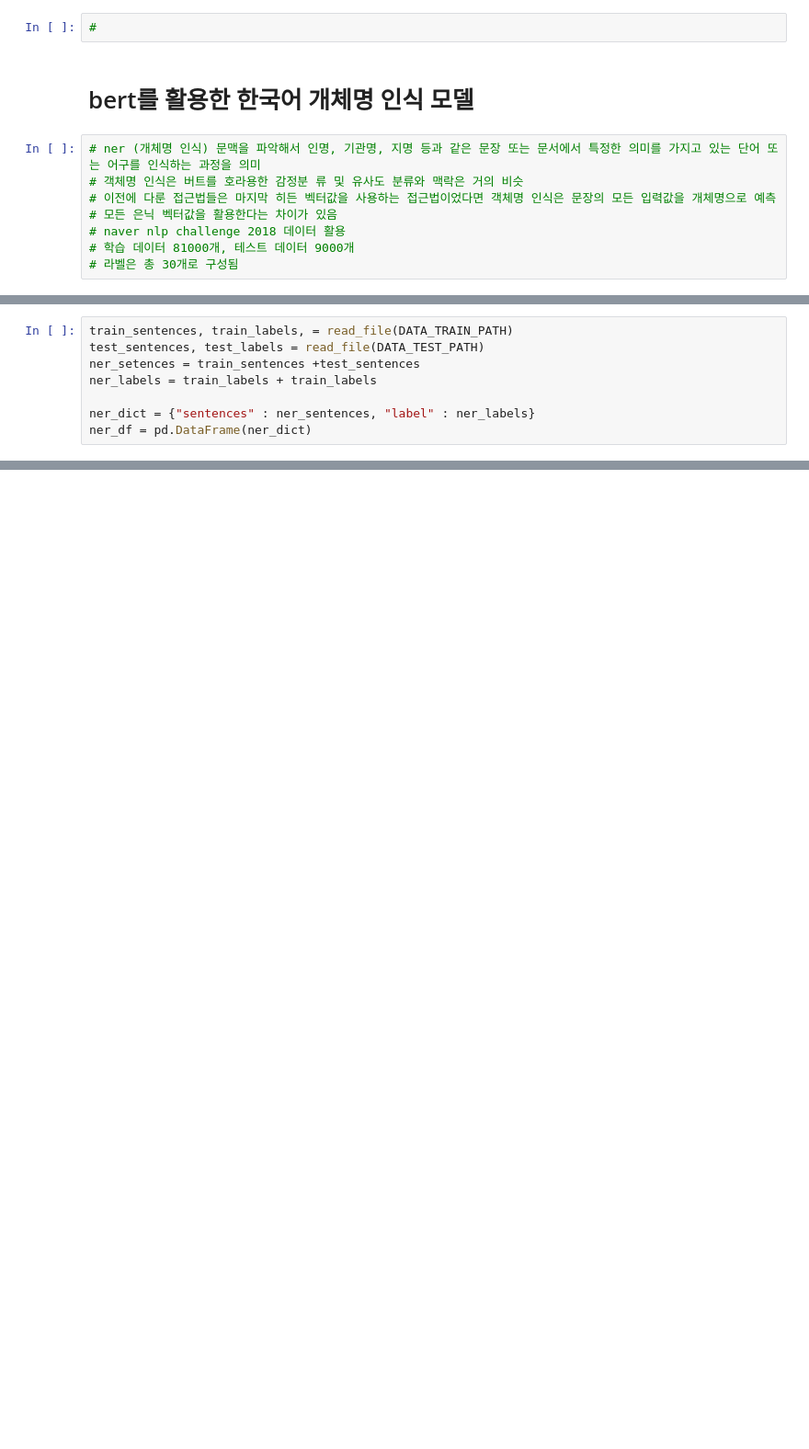
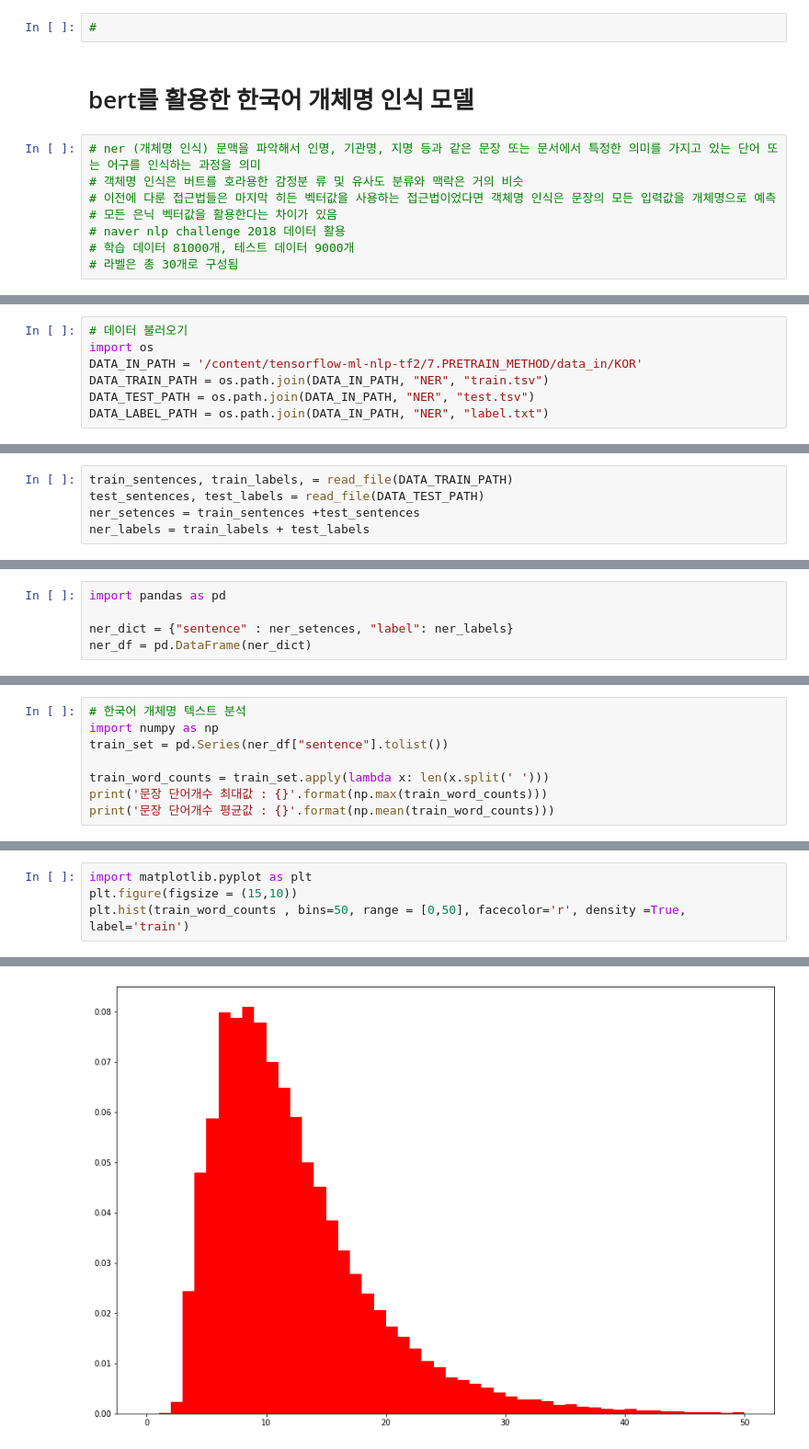
Before and after one commit to jaekyoungkim/tensor2ml_NLP, a Jupyter notebook: 텐서플로와_머신러닝으로_시작하는_자연어처리(ch7_2).ipynb, the cells around one changed output, grey strips where cells are left out. Shown at 92% size. Saved outputs shown, nothing was run; the diff lists cells and outputs as text; blank space fills up the shorter version.

```diff
--- a/텐서플로와_머신러닝으로_시작하는_자연어처리(ch7_2).ipynb
+++ b/텐서플로와_머신러닝으로_시작하는_자연어처리(ch7_2).ipynb
@@ -17 +46,8 @@
+# %%
+# 데이터 불러오기
+import os
+DATA_IN_PATH = '/content/tensorflow-ml-nlp-tf2/7.PRETRAIN_METHOD/data_in/KOR'
+DATA_TRAIN_PATH = os.path.join(DATA_IN_PATH, "NER", "train.tsv")
+DATA_TEST_PATH = os.path.join(DATA_IN_PATH, "NER", "test.tsv")
+DATA_LABEL_PATH = os.path.join(DATA_IN_PATH, "NER", "label.txt")
 # %%
@@ -36,7 +66,4 @@ def read_file(input_path):
 train_sentences, train_labels, = read_file(DATA_TRAIN_PATH)
 test_sentences, test_labels = read_file(DATA_TEST_PATH)
 ner_setences = train_sentences +test_sentences
-ner_labels = train_labels + train_labels
-
-ner_dict = {"sentences" : ner_sentences, "label" : ner_labels}
-ner_df = pd.DataFrame(ner_dict)
+ner_labels = train_labels + test_labels
@@ -44,0 +110,5 @@ FileNotFoundError: ignored
+# %%
+import pandas as pd
+
+ner_dict = {"sentence" : ner_setences, "label": ner_labels}
+ner_df = pd.DataFrame(ner_dict)
@@ -44,0 +131,8 @@ FileNotFoundError: ignored
+# %%
+# 한국어 개체명 텍스트 분석
+import numpy as np
+train_set = pd.Series(ner_df["sentence"].tolist())
+
+train_word_counts = train_set.apply(lambda x: len(x.split(' ')))
+print('문장 단어개수 최대값 : {}'.format(np.max(train_word_counts)))
+print('문장 단어개수 평균값 : {}'.format(np.mean(train_word_counts)))
@@ -44,0 +157,5 @@ FileNotFoundError: ignored
+# %%
+import matplotlib.pyplot as plt
+plt.figure(figsize = (15,10))
+plt.hist(train_word_counts , bins=50, range = [0,50], facecolor='r', density =True, label='train')
+# %% [output]
@@ -44,0 +177 @@ FileNotFoundError: ignored
+[figure, added]
```
Also changed, not shown: parts of 32 cells of this notebook.
